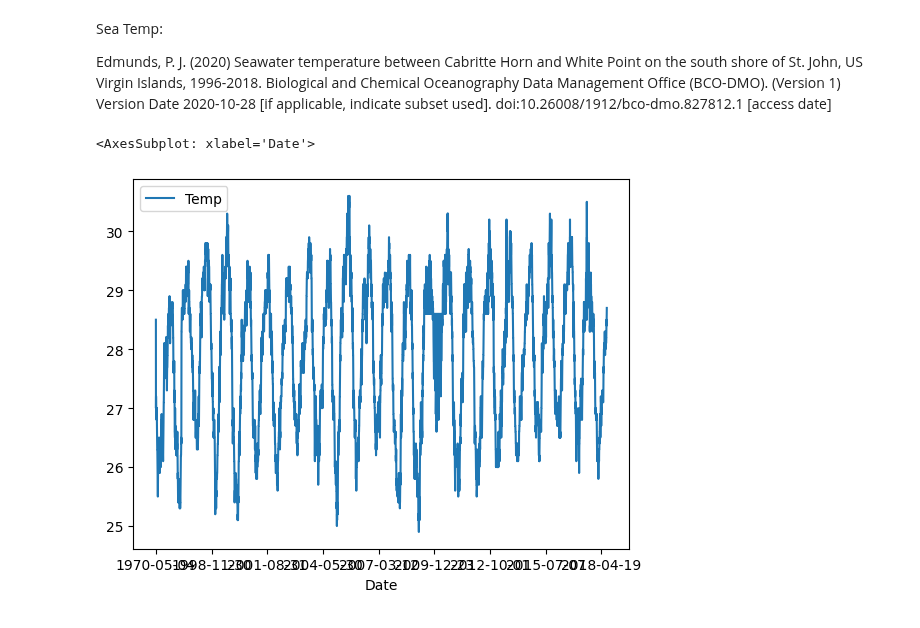
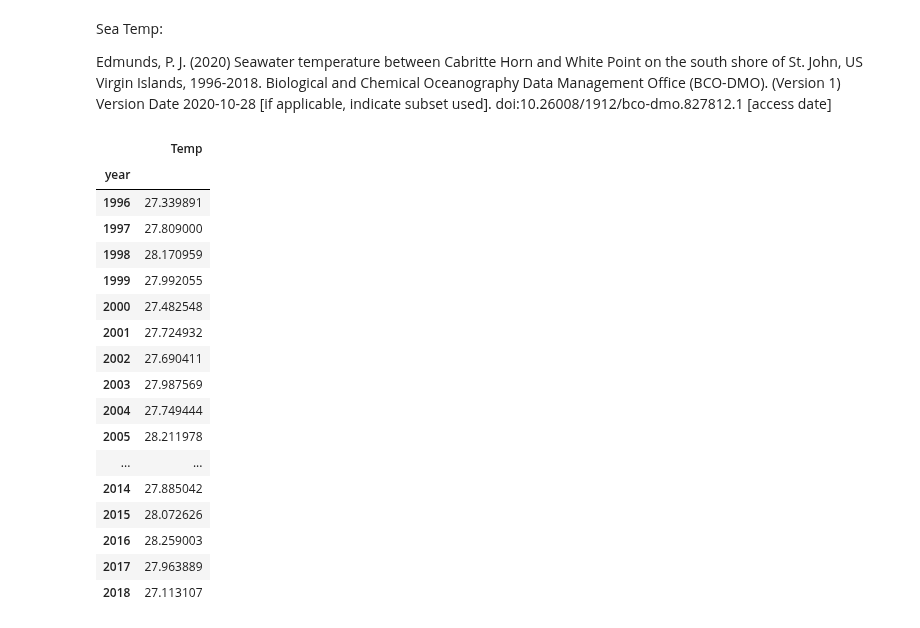
Before and after one commit to zaccmeyer/2020Crime, a Jupyter notebook: winter2024/lydia_vol3.ipynb, the cells around one changed output. Cells and saved outputs as stored; diff of their text form; code cells hidden in the pictures.

```diff
--- a/winter2024/lydia_vol3.ipynb
+++ b/winter2024/lydia_vol3.ipynb
@@ -14,6 +13,0 @@ temp_data = temp[temp['Temp'] != 'nd'].astype(float)
-# %%
-data.sort_index(inplace = True)
-data.plot()
-# %% [output]
-<AxesSubplot: xlabel='Date'>
-[figure, removed]
@@ -19,0 +20,21 @@ data.plot()
+# %%
+year_means
+# %% [output]
+|  | Temp |
+| year |  |
+| 1996 | 27.339891 |
+| 1997 | 27.809000 |
+| 1998 | 28.170959 |
+| 1999 | 27.992055 |
+| 2000 | 27.482548 |
+| 2001 | 27.724932 |
+| 2002 | 27.690411 |
+| 2003 | 27.987569 |
+| 2004 | 27.749444 |
+| 2005 | 28.211978 |
+| ... | ... |
+| 2014 | 27.885042 |
+| 2015 | 28.072626 |
+| 2016 | 28.259003 |
+| 2017 | 27.963889 |
+| 2018 | 27.113107 |
```
Also changed, not shown: parts of 5 cells of this notebook.
